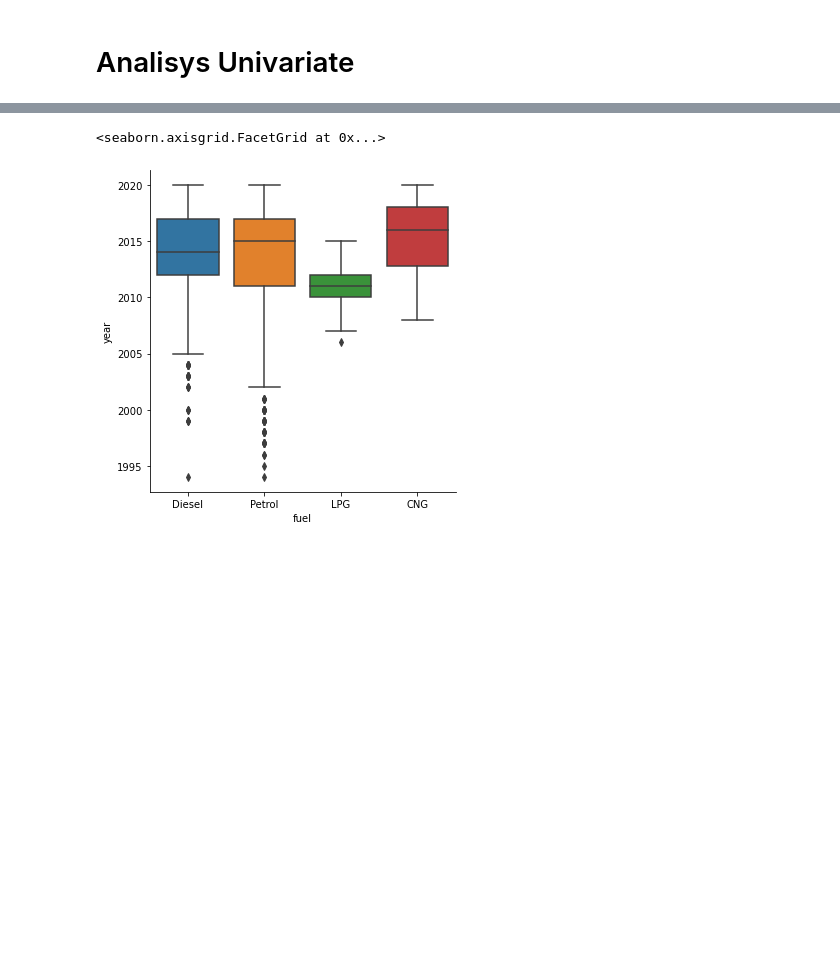
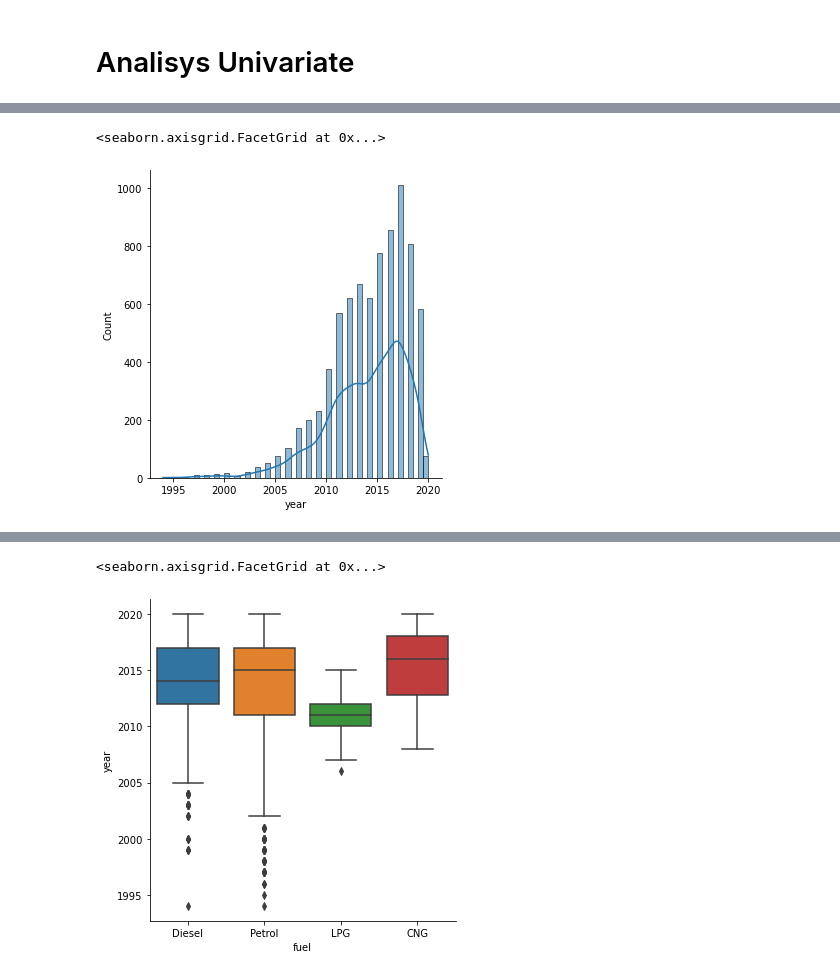
Before and after one commit to parivgabriela/DATA, a Jupyter notebook: car_selling_data/car_data.ipynb, the cells around one changed output, grey strips where cells are left out. Cells and saved outputs as stored; diff of their text form; code cells hidden in the pictures; blank space fills up the shorter version.

```diff
--- a/car_selling_data/car_data.ipynb
+++ b/car_selling_data/car_data.ipynb
@@ -119,9 +108,12 @@ for i, col in enumerate(col_object):
 # %%
-#col_object = ['name', 'Region', 'State or Province', 'City', 'fuel', 'seller_type', 'transmission', 'owner', 'torque', 'sold']
+col_object = ['name', 'Region', 'State or Province', 'City', 'fuel', 'seller_type', 'transmission', 'owner', 'torque', 'sold']
 print("Unique Values: ")
 for element in col_object:
     valores_unicos = pd.unique(df[element])
-    print(f"{element}: count {len(valores_unicos)}, {valores_unicos}")
+    if len(valores_unicos) > 50:
+        print(f"{element}: count {len(valores_unicos)} {valores_unicos[:10]} first values")
+    else:
+        print(f"{element}: count {len(valores_unicos)}, {valores_unicos}")
 # %% [output]
 Unique Values:
 name: count 31, ['Maruti' 'Skoda' 'Honda' 'Hyundai' 'Toyota' 'Ford' 'Renault' 'Mahindra'
@@ -284,6 +185,6 @@ result = [fun(x) for x in df_aux['torque']]
 # %%
-import pandas as pd
 import re
+
 df_aux = df_1.copy()
 def get_first_value_split(element, match):
     first_value = None
@@ -294,8 +195,9 @@ def get_first_value_split(element, match):
 def extract_Nm_value(row):
     first = None
     second = None
-    list_separators = ['@', 'at']
-    list_matches = ['Nm', 'nm', 'KGM', 'kgm']
+    cont = 0
+    list_separators = ['@', 'at', '/']
+    list_matches = ['Nm', 'nm', 'NM', 'KGM', 'kgm']
     #print(row)
     for separator in list_separators:
         if separator in row:
@@ -315,11 +217,19 @@ def extract_Nm_value(row):
                         else:
                             number_value = float(first)
                         return number_value
+        else:
+            cont += 1
+            if cont == 3:
+                for match in list_matches:
+                    number_value = get_first_value_split(row, match)
+                    if number_value:
+                        if 'KGM' in match  or 'kgm' in match:
+                            number_value = number_value * 9.81
+                        return number_value
 
-    #print(nm_list)
 
 def extract_rpm_value(row):
-    list_separators = ['@', 'at']
+    list_separators = ['@', 'at', '/']
     # extract the RPM value
     for separator in list_separators:
         if separator in row:
@@ -329,6 +239,4 @@ def extract_rpm_value(row):
             return value
 
 list_Nm = [extract_Nm_value(x) for x in df_aux['torque']]
-print(list_Nm)
 list_RPM = [extract_rpm_value(x) for x in df_aux['torque']]
-print(list_RPM)
@@ -399,0 +311,5 @@ rslt_df
+# %%
+sns.displot(data=df_2, x="year",  kde="True")
+# %% [output]
+<seaborn.axisgrid.FacetGrid at 0x...>
+[figure, added]
```
Also changed, not shown: parts of 21 cells of this notebook.
